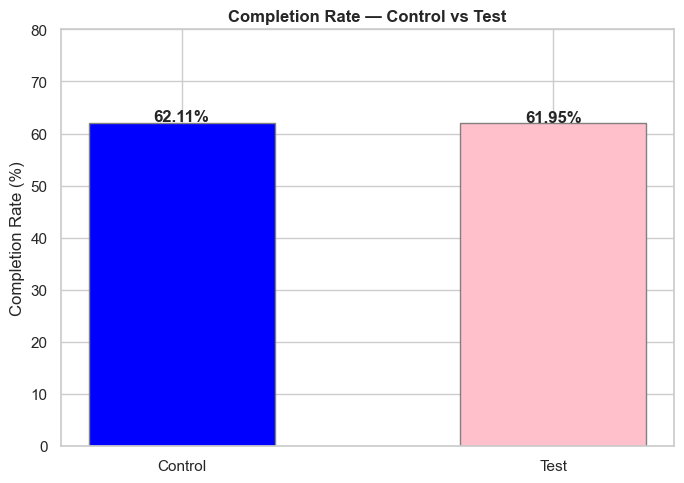
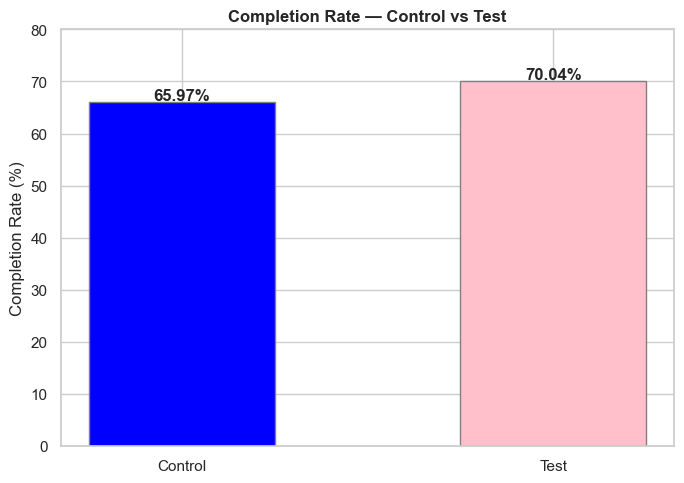
Unified diff of the notebook cell whose output changed from the first chart to the second:
--- before
+++ after
@@ -1,11 +1,26 @@
+import matplotlib.pyplot as plt
+
+cr = completion_table['completion_rate']
+
 colores = {'Control': 'blue', 'Test': 'pink'}
 
 plt.figure(figsize=(7, 5))
-bars = plt.bar(cr.index, cr.values * 100,
-               color=[colores[v] for v in cr.index], width=0.5, edgecolor='gray')
+
+bars = plt.bar(
+    cr.index,
+    cr.values * 100,
+    color=[colores[v] for v in cr.index],
+    width=0.5,
+    edgecolor='gray'
+)
 
 for bar, val in zip(bars, cr.values):
-    plt.text(bar.get_x() + bar.get_width()/2, bar.get_height() + 0.3,
-             f'{val*100:.2f}%', ha='center', fontweight='bold')
+    plt.text(
+        bar.get_x() + bar.get_width() / 2,
+        bar.get_height() + 0.5,
+        f'{val*100:.2f}%',
+        ha='center',
+        fontweight='bold'
+    )
 
 plt.title('Completion Rate — Control vs Test', fontweight='bold')

Commit: Update Proyecto_2.ipynb